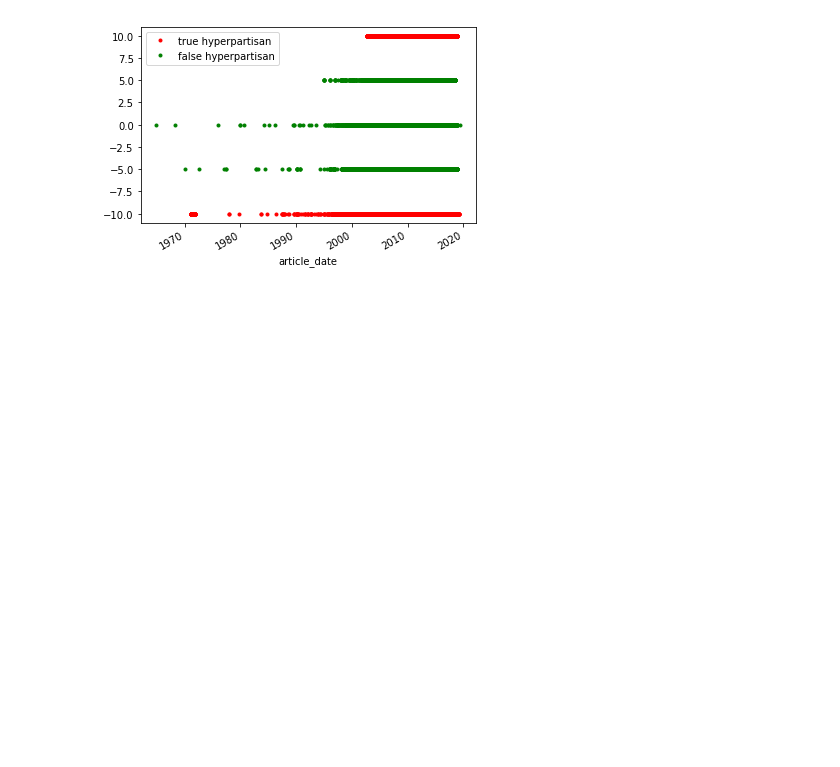
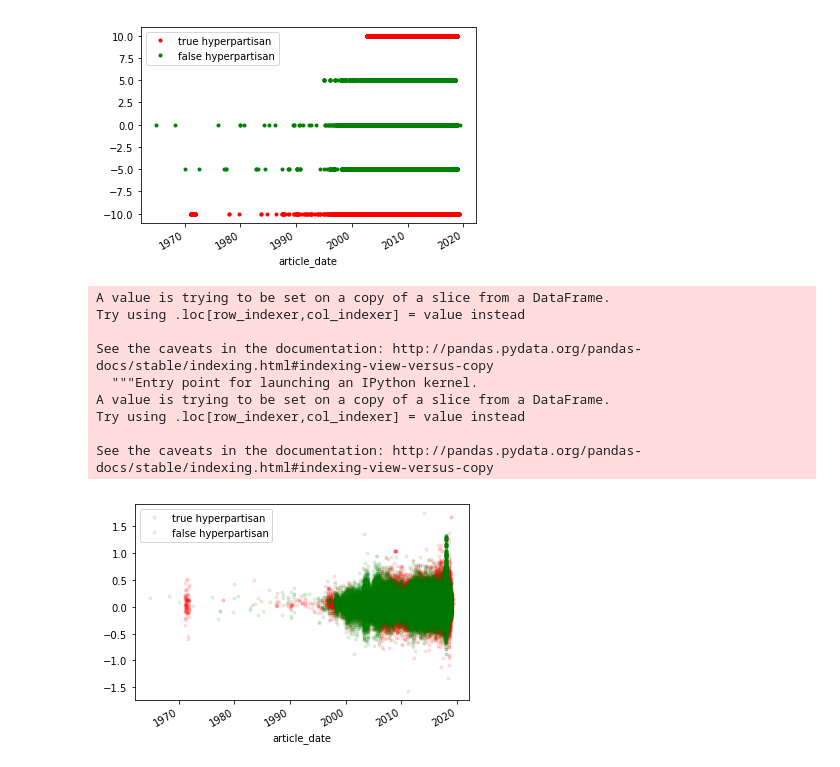
Before and after one commit to virresh/hyperpartisan-semeval19-task4, a Jupyter notebook: Data Visualisation.ipynb, the cells around one changed output. Cells and saved outputs as stored; diff of their text form; code cells hidden in the pictures; blank space fills up the shorter version.

Commit message:
Update plot code and sentiment analysis results

```diff
--- a/Data Visualisation.ipynb
+++ b/Data Visualisation.ipynb
@@ -74,3 +74,21 @@ ax.legend(['true hyperpartisan', 'false hyperpartisan'])
 plt.savefig('figures/date_vs_orientation.png')
 # %% [output]
 [figure]
+# %%
+hyper_part['content_polarity'] = 10*hyper_part['content_polarity']
+normal['content_polarity'] = 10*normal['content_polarity']
+ax = hyper_part.plot('article_date', 'content_polarity', c='r', style='.', alpha=0.1)
+normal.plot('article_date', 'content_polarity', c='g', style='.', ax=ax, alpha=0.1)
+ax.legend(['true hyperpartisan', 'false hyperpartisan'])
+plt.savefig('figures/date_vs_sentiment.png')
+# %% [output]
+A value is trying to be set on a copy of a slice from a DataFrame.
+Try using .loc[row_indexer,col_indexer] = value instead
+
+See the caveats in the documentation: http://pandas.pydata.org/pandas-docs/stable/indexing.html#indexing-view-versus-copy
+  """Entry point for launching an IPython kernel.
+A value is trying to be set on a copy of a slice from a DataFrame.
+Try using .loc[row_indexer,col_indexer] = value instead
+
+See the caveats in the documentation: http://pandas.pydata.org/pandas-docs/stable/indexing.html#indexing-view-versus-copy
+[figure, added]
```
Also changed, not shown: parts of 3 cells of this notebook, 6 other files.
